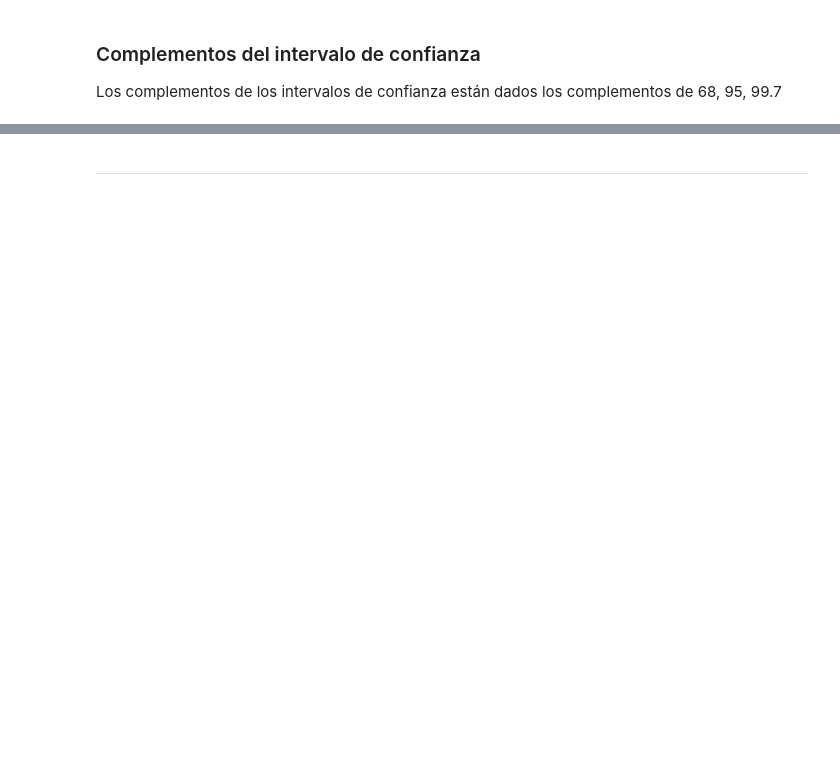
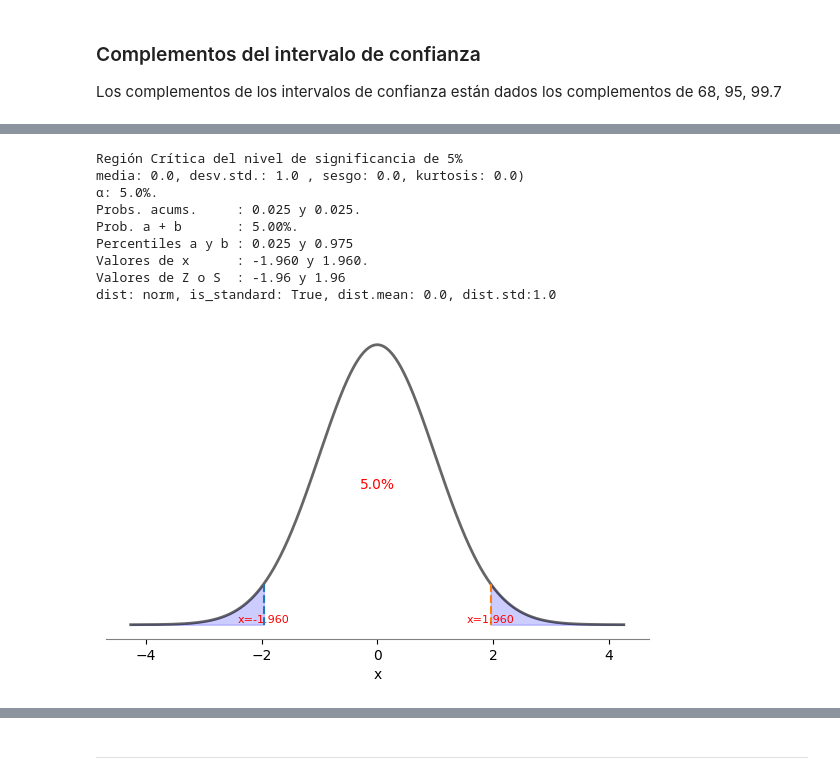
Before and after one commit to DaniCh-Coder/Python-Notes, a Jupyter notebook: ps stats/Probability-distributions/dp-normal-standard.ipynb, the cells around one changed output, grey strips where cells are left out. Drawn from its saved outputs; the diff is of its cells as text; code cells hidden in the pictures; blank space fills up the shorter version.

```diff
--- a/ps stats/Probability-distributions/dp-normal-standard.ipynb
+++ b/ps stats/Probability-distributions/dp-normal-standard.ipynb
@@ -248,0 +265,15 @@ distr_prob(norm(), a=-3, b=3, between=False)
+# %%
+# Nivel de significancia 5% dos colas
+print("Región Crítica del nivel de significancia de 5%")
+reg_critica(norm(), rg=0.05)
+# %% [output]
+Región Crítica del nivel de significancia de 5%
+media: 0.0, desv.std.: 1.0 , sesgo: 0.0, kurtosis: 0.0)
+α: 5.0%.
+Probs. acums.     : 0.025 y 0.025.
+Prob. a + b       : 5.00%.
+Percentiles a y b : 0.025 y 0.975
+Valores de x      : -1.960 y 1.960.
+Valores de Z o S  : -1.96 y 1.96
+dist: norm, is_standard: True, dist.mean: 0.0, dist.std:1.0
+[figure, added]
```
Also changed, not shown: parts of 11 cells of this notebook, 2 other files.
